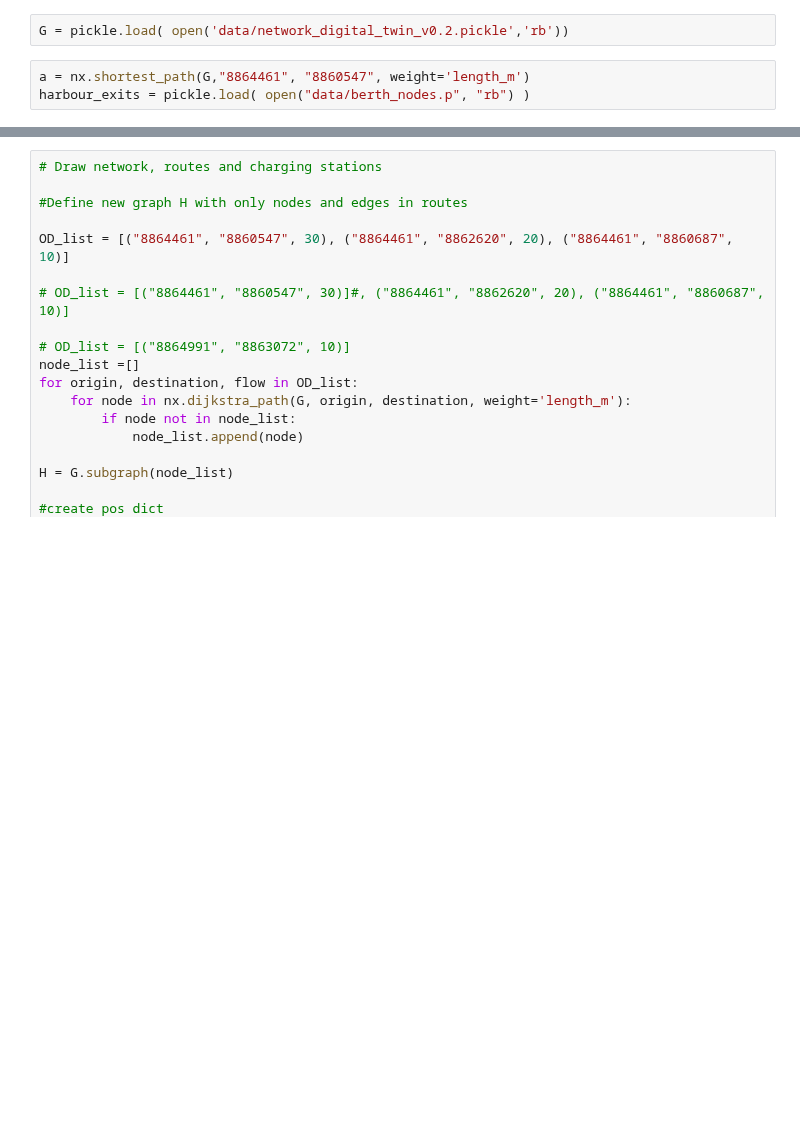
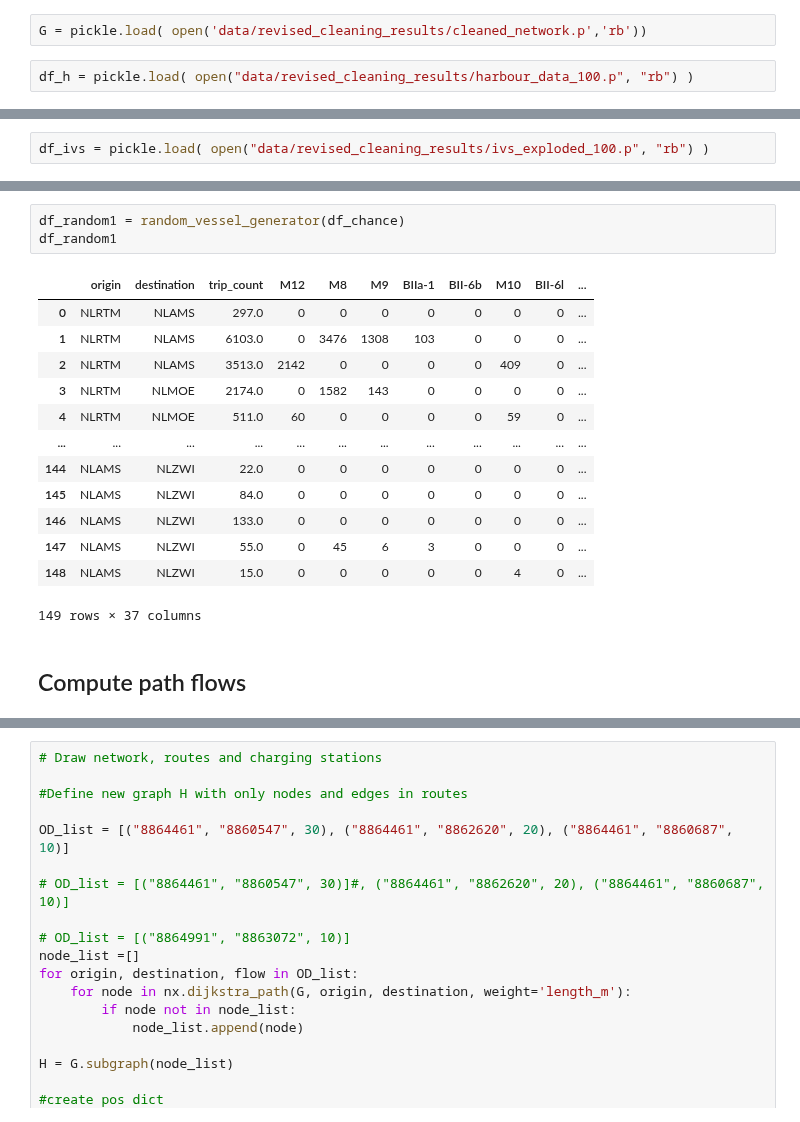
Before and after one commit to fabiandriessen/Thesis, a Jupyter notebook: Waterway_network_test.ipynb, the cells around one changed output, grey strips where cells are left out. Saved outputs shown, nothing was run; the diff lists cells and outputs as text; blank space fills up the shorter version.

Commit message:
(Fully??) working with actual data

```diff
--- a/Waterway_network_test.ipynb
+++ b/Waterway_network_test.ipynb
@@ -8,5 +12,4 @@ import matplotlib.pyplot as plt
 # %%
-G = pickle.load( open('data/network_digital_twin_v0.2.pickle','rb'))
+G = pickle.load( open('data/revised_cleaning_results/cleaned_network.p','rb'))
 # %%
-a = nx.shortest_path(G,"8864461", "8860547", weight='length_m')
-harbour_exits = pickle.load( open("data/berth_nodes.p", "rb") )
+df_h = pickle.load( open("data/revised_cleaning_results/harbour_data_100.p", "rb") )
@@ -22,0 +16,2 @@ IndexError: list index out of range
+# %%
+df_ivs = pickle.load( open("data/revised_cleaning_results/ivs_exploded_100.p", "rb") )
@@ -22,0 +31,19 @@ IndexError: list index out of range
+# %%
+df_random1 = random_vessel_generator(df_chance)
+df_random1
+# %% [output]
+|  | origin | destination | trip_count | M12 | M8 | M9 | BIIa-1 | BII-6b | M10 | BII-6l | ... |
+| 0 | NLRTM | NLAMS | 297.0 | 0 | 0 | 0 | 0 | 0 | 0 | 0 | ... |
+| 1 | NLRTM | NLAMS | 6103.0 | 0 | 3476 | 1308 | 103 | 0 | 0 | 0 | ... |
+| 2 | NLRTM | NLAMS | 3513.0 | 2142 | 0 | 0 | 0 | 0 | 409 | 0 | ... |
+| 3 | NLRTM | NLMOE | 2174.0 | 0 | 1582 | 143 | 0 | 0 | 0 | 0 | ... |
+| 4 | NLRTM | NLMOE | 511.0 | 60 | 0 | 0 | 0 | 0 | 59 | 0 | ... |
+| ... | ... | ... | ... | ... | ... | ... | ... | ... | ... | ... | ... |
+| 144 | NLAMS | NLZWI | 22.0 | 0 | 0 | 0 | 0 | 0 | 0 | 0 | ... |
+| 145 | NLAMS | NLZWI | 84.0 | 0 | 0 | 0 | 0 | 0 | 0 | 0 | ... |
+| 146 | NLAMS | NLZWI | 133.0 | 0 | 0 | 0 | 0 | 0 | 0 | 0 | ... |
+| 147 | NLAMS | NLZWI | 55.0 | 0 | 45 | 6 | 3 | 0 | 0 | 0 | ... |
+| 148 | NLAMS | NLZWI | 15.0 | 0 | 0 | 0 | 0 | 0 | 4 | 0 | ... |
+149 rows × 37 columns
+# %% [markdown]
+## Compute path flows
```
Also changed, not shown: parts of 28 cells of this notebook, 11 other files.
